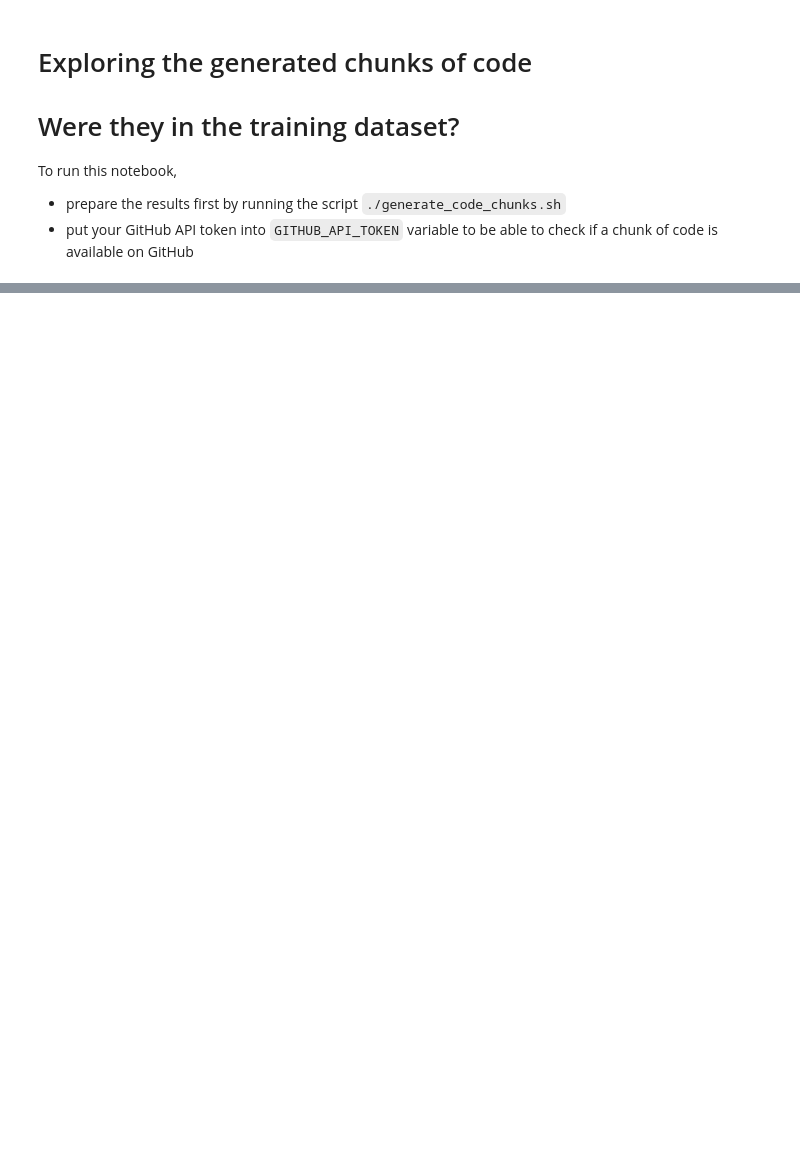
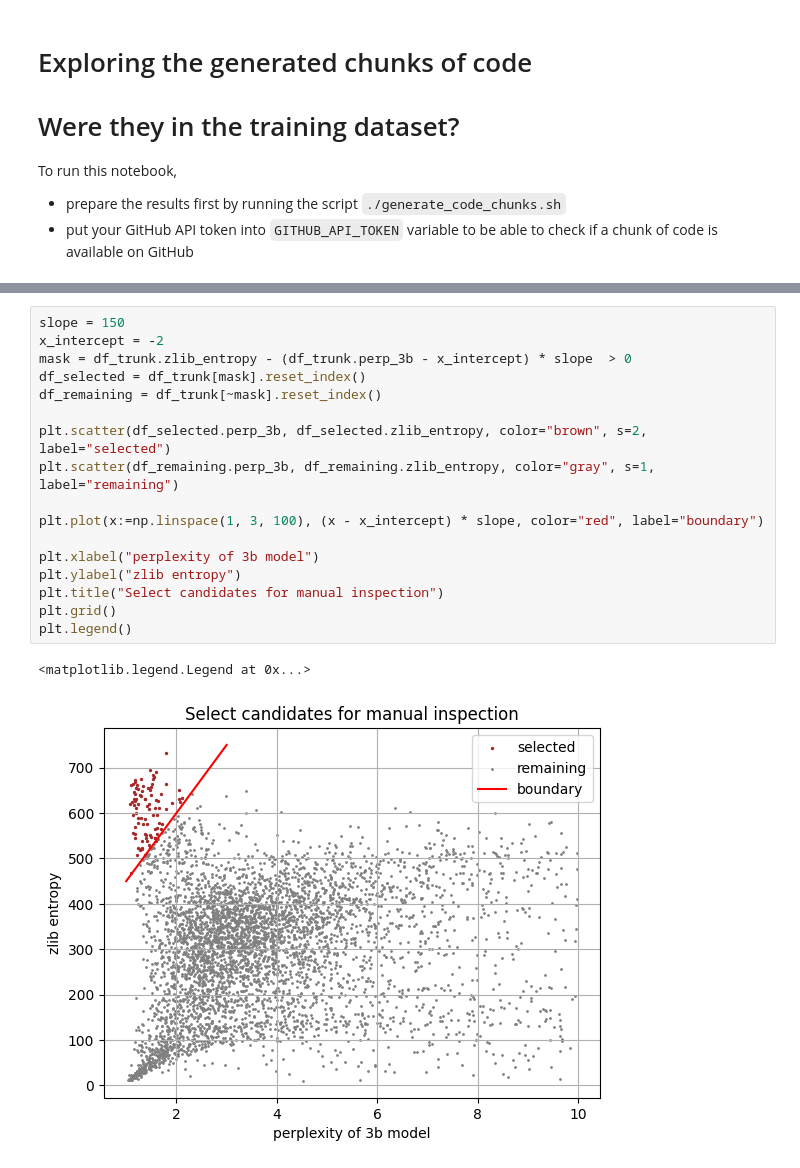
Before and after one commit to mathymess/starcoder-train-data-extraction-attack, a Jupyter notebook: explore_generated_code_chunks.ipynb, the cells around one changed output, grey strips where cells are left out. Saved outputs shown, nothing was run; the diff lists cells and outputs as text; blank space fills up the shorter version.

```diff
--- a/explore_generated_code_chunks.ipynb
+++ b/explore_generated_code_chunks.ipynb
@@ -57,0 +75,20 @@ Not found on GitHub :(
+# %%
+slope = 150
+x_intercept = -2
+mask = df_trunk.zlib_entropy - (df_trunk.perp_3b - x_intercept) * slope  > 0
+df_selected = df_trunk[mask].reset_index()
+df_remaining = df_trunk[~mask].reset_index()
+
+plt.scatter(df_selected.perp_3b, df_selected.zlib_entropy, color="brown", s=2, label="selected")
+plt.scatter(df_remaining.perp_3b, df_remaining.zlib_entropy, color="gray", s=1, label="remaining")
+
+plt.plot(x:=np.linspace(1, 3, 100), (x - x_intercept) * slope, color="red", label="boundary")
+
+plt.xlabel("perplexity of 3b model")
+plt.ylabel("zlib entropy")
+plt.title("Select candidates for manual inspection")
+plt.grid()
+plt.legend()
+# %% [output]
+<matplotlib.legend.Legend at 0x...>
+[figure, added]
```
Also changed, not shown: parts of 18 cells of this notebook, 2 other files.
